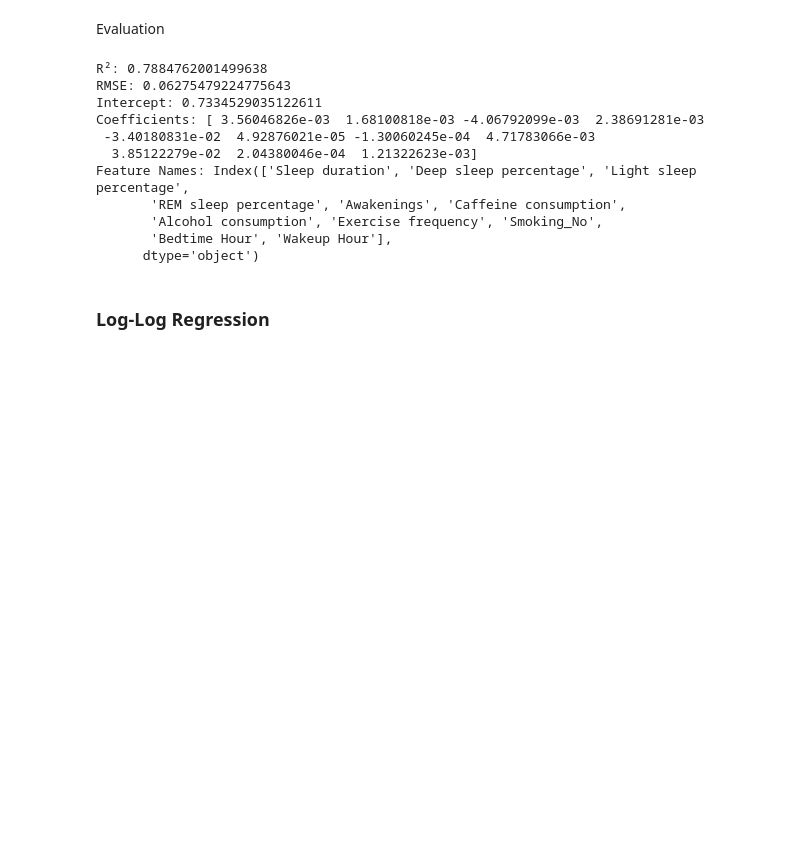
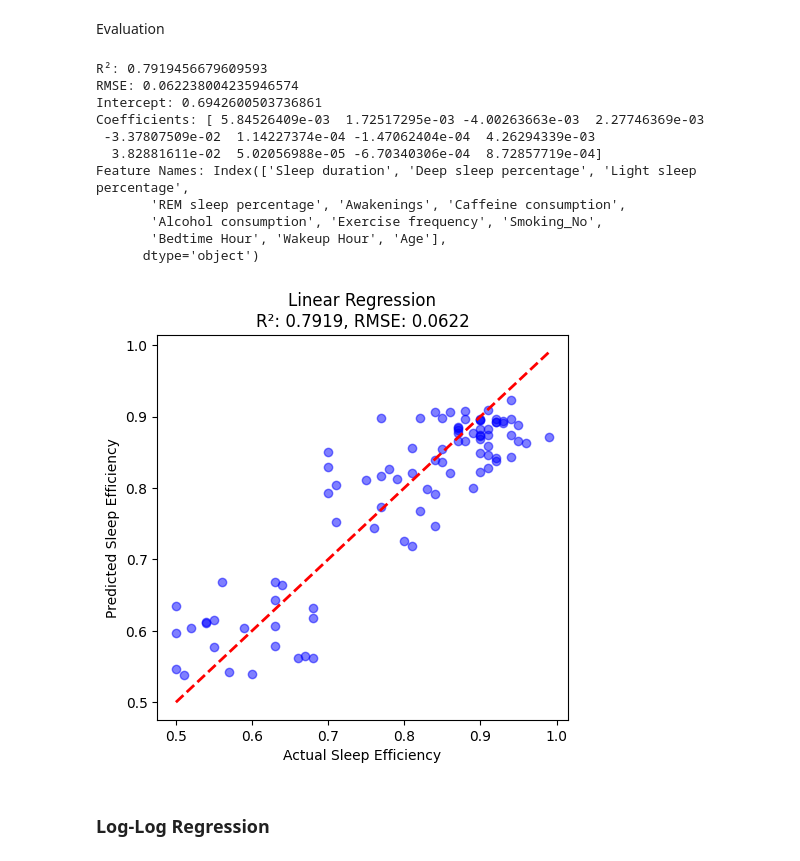
Before and after one commit to OldMarkie/Sleep-Efficiency-Data-Model, a Jupyter notebook: sleepEfficiencyModel.ipynb, the cells around one changed output. Saved outputs shown, nothing was run; the diff lists cells and outputs as text; code cells hidden in the pictures; blank space fills up the shorter version.

```diff
--- a/sleepEfficiencyModel.ipynb
+++ b/sleepEfficiencyModel.ipynb
@@ -444,7 +444,7 @@ Loading the Data in X and y variables
 # %%
 X = slpEf_df[['Sleep duration', 'Deep sleep percentage', 'Light sleep percentage','REM sleep percentage',  'Awakenings',
               'Caffeine consumption', 'Alcohol consumption', 'Exercise frequency', 'Smoking_No',
-              'Bedtime Hour', 'Wakeup Hour']]
+              'Bedtime Hour', 'Wakeup Hour', 'Age']]
 y = slpEf_df['Sleep efficiency']
 # %% [markdown]
 Splitting the Data into Training Set and Test Set
@@ -473,17 +473,29 @@ print("Intercept:", linReg.intercept_)
 print("Coefficients:", linReg.coef_)
 print("Feature Names:", X.columns)
 # %% [output]
-R²: 0.7884762001499638
-RMSE: 0.06275479224775643
-Intercept: 0.7334529035122611
-Coefficients: [ 3.56046826e-03  1.68100818e-03 -4.06792099e-03  2.38691281e-03
- -3.40180831e-02  4.92876021e-05 -1.30060245e-04  4.71783066e-03
-  3.85122279e-02  2.04380046e-04  1.21322623e-03]
+R²: 0.7919456679609593
+RMSE: 0.062238004235946574
+Intercept: 0.6942600503736861
+Coefficients: [ 5.84526409e-03  1.72517295e-03 -4.00263663e-03  2.27746369e-03
+ -3.37807509e-02  1.14227374e-04 -1.47062404e-04  4.26294339e-03
+  3.82881611e-02  5.02056988e-05 -6.70340306e-04  8.72857719e-04]
 Feature Names: Index(['Sleep duration', 'Deep sleep percentage', 'Light sleep percentage',
        'REM sleep percentage', 'Awakenings', 'Caffeine consumption',
        'Alcohol consumption', 'Exercise frequency', 'Smoking_No',
-       'Bedtime Hour', 'Wakeup Hour'],
+       'Bedtime Hour', 'Wakeup Hour', 'Age'],
       dtype='object')
+# %%
+plt.figure(figsize=(18, 5))
+plt.subplot(1, 3, 1)
+plt.scatter(y_test, y_pred, alpha=0.5, color="blue")
+plt.plot([min(y_test), max(y_test)], [min(y_test), max(y_test)], 'r--', lw=2)
+plt.xlabel("Actual Sleep Efficiency")
+plt.ylabel("Predicted Sleep Efficiency")
+plt.title("Linear Regression\nR²: {:.4f}, RMSE: {:.4f}".format(
+    r2_score(y_test, y_pred), np.sqrt(mean_squared_error(y_test, y_pred))))
+plt.show()
+# %% [output]
+[figure, added]
 # %% [markdown]
 ### Log-Log Regression
 # %% [markdown]
```
Also changed, not shown: parts of 7 cells of this notebook.
